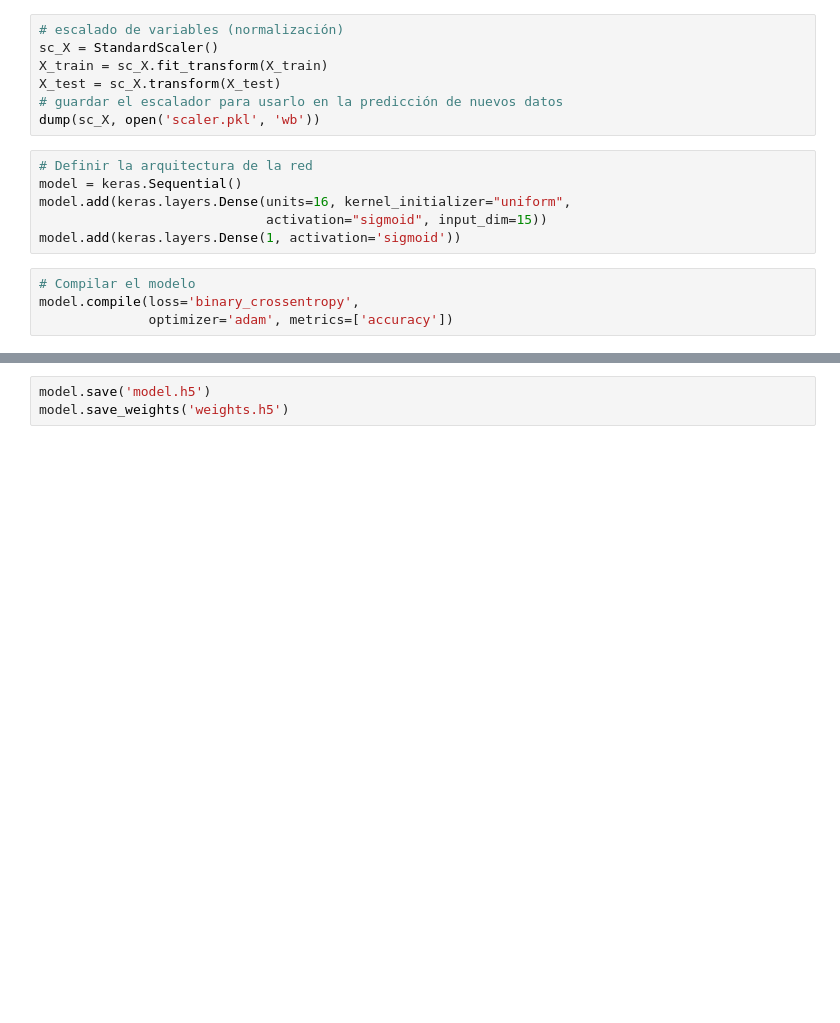
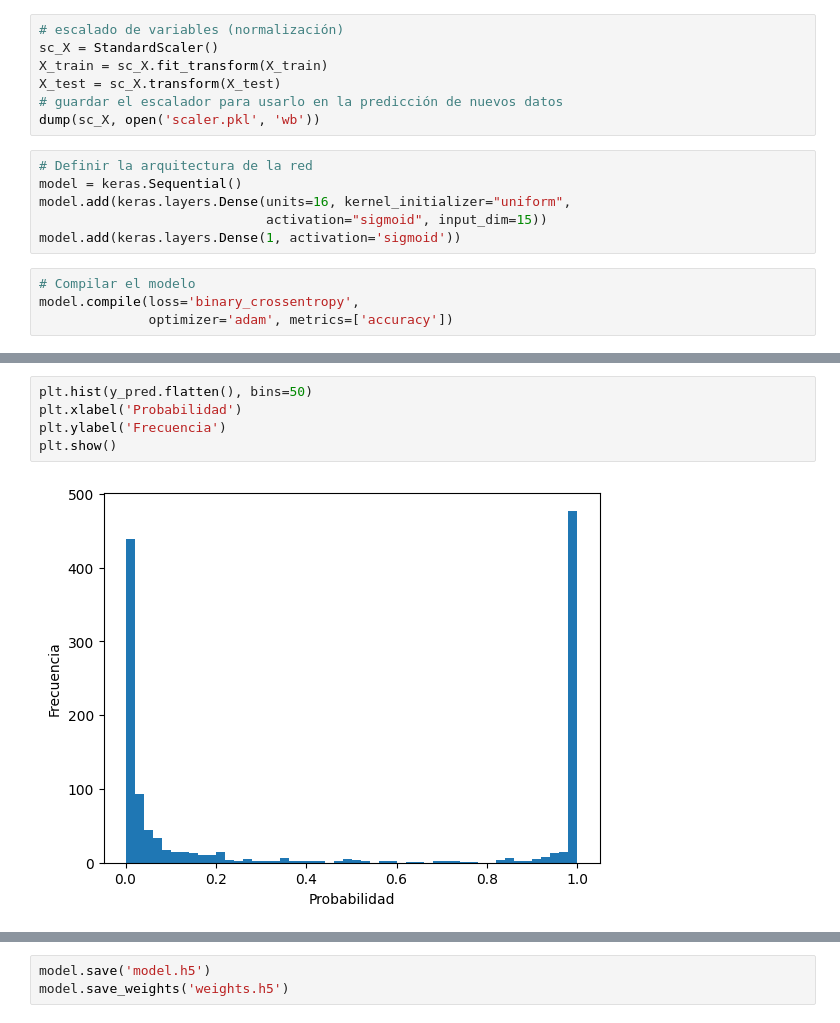
Before and after one commit to DiegoBlasg/Geo-Prevention, a Jupyter notebook: DATOS/RedNeuronal.ipynb, the cells around one changed output, grey strips where cells are left out. Cells and saved outputs as stored; diff of their text form; blank space fills up the shorter version.

```diff
--- a/DATOS/RedNeuronal.ipynb
+++ b/DATOS/RedNeuronal.ipynb
@@ -62,0 +111,7 @@ print(cm)
+# %%
+plt.hist(y_pred.flatten(), bins=50)
+plt.xlabel('Probabilidad')
+plt.ylabel('Frecuencia')
+plt.show()
+# %% [output]
+[figure, added]
```
Also changed, not shown: parts of 8 cells of this notebook, 1 other file.
